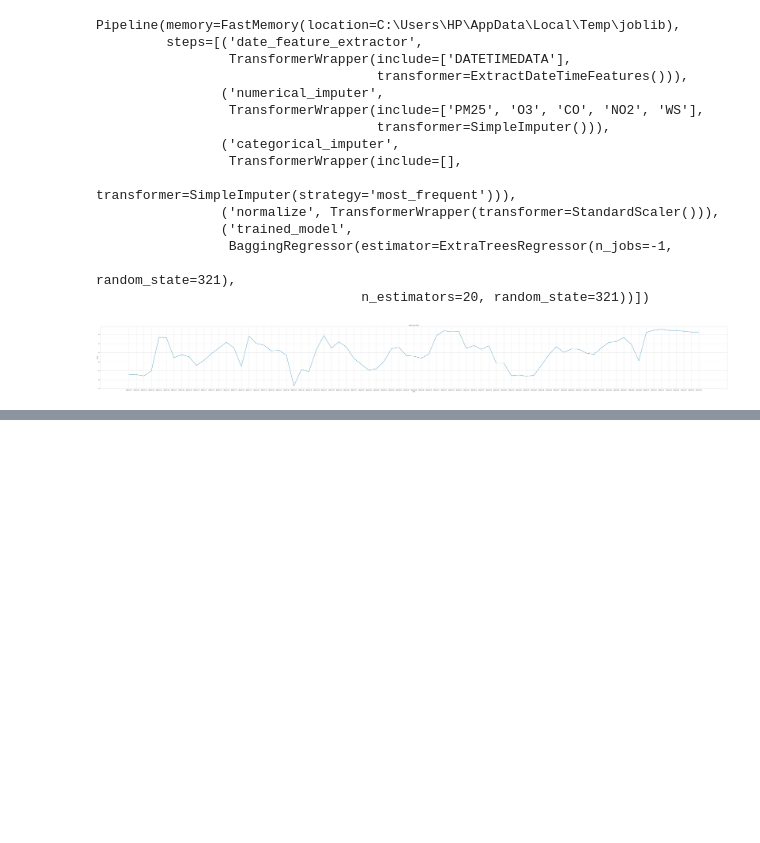
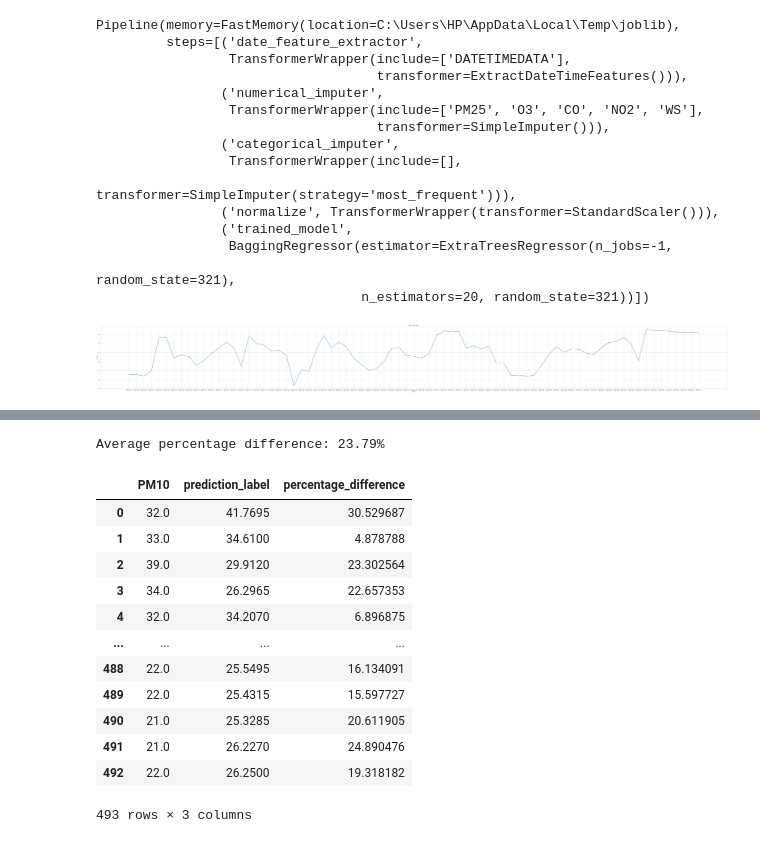
Before and after one commit to jayjiratta/predict_pm2.5, a Jupyter notebook: predict_PM10.ipynb, the cells around one changed output, grey strips where cells are left out. Drawn from its saved outputs; the diff is of its cells as text; code cells hidden in the pictures; blank space fills up the shorter version.

```diff
--- a/predict_PM10.ipynb
+++ b/predict_PM10.ipynb
@@ -216,0 +278,25 @@ plt.show()
+# %%
+import pandas as pd
+
+pre_PM10_test['percentage_difference'] = (abs(pre_PM10_test['PM10'] - pre_PM10_test['prediction_label']) / pre_PM10_test['PM10']) * 100
+
+average_percentage_difference = pre_PM10_test['percentage_difference'].mean()
+print(f'Average percentage difference: {average_percentage_difference:.2f}%')
+
+pre_PM10_test = pre_PM10_test.drop(columns=['DATETIMEDATA','PM25','O3','CO','NO2','SO2','WS','TEMP','RH','WD'])
+pre_PM10_test
+# %% [output]
+Average percentage difference: 23.79%
+|  | PM10 | prediction_label | percentage_difference |
+| 0 | 32.0 | 41.7695 | 30.529687 |
+| 1 | 33.0 | 34.6100 | 4.878788 |
+| 2 | 39.0 | 29.9120 | 23.302564 |
+| 3 | 34.0 | 26.2965 | 22.657353 |
+| 4 | 32.0 | 34.2070 | 6.896875 |
+| ... | ... | ... | ... |
+| 488 | 22.0 | 25.5495 | 16.134091 |
+| 489 | 22.0 | 25.4315 | 15.597727 |
+| 490 | 21.0 | 25.3285 | 20.611905 |
+| 491 | 21.0 | 26.2270 | 24.890476 |
+| 492 | 22.0 | 26.2500 | 19.318182 |
+493 rows × 3 columns
```
Also changed, not shown: parts of 7 cells of this notebook, 7 other files.
